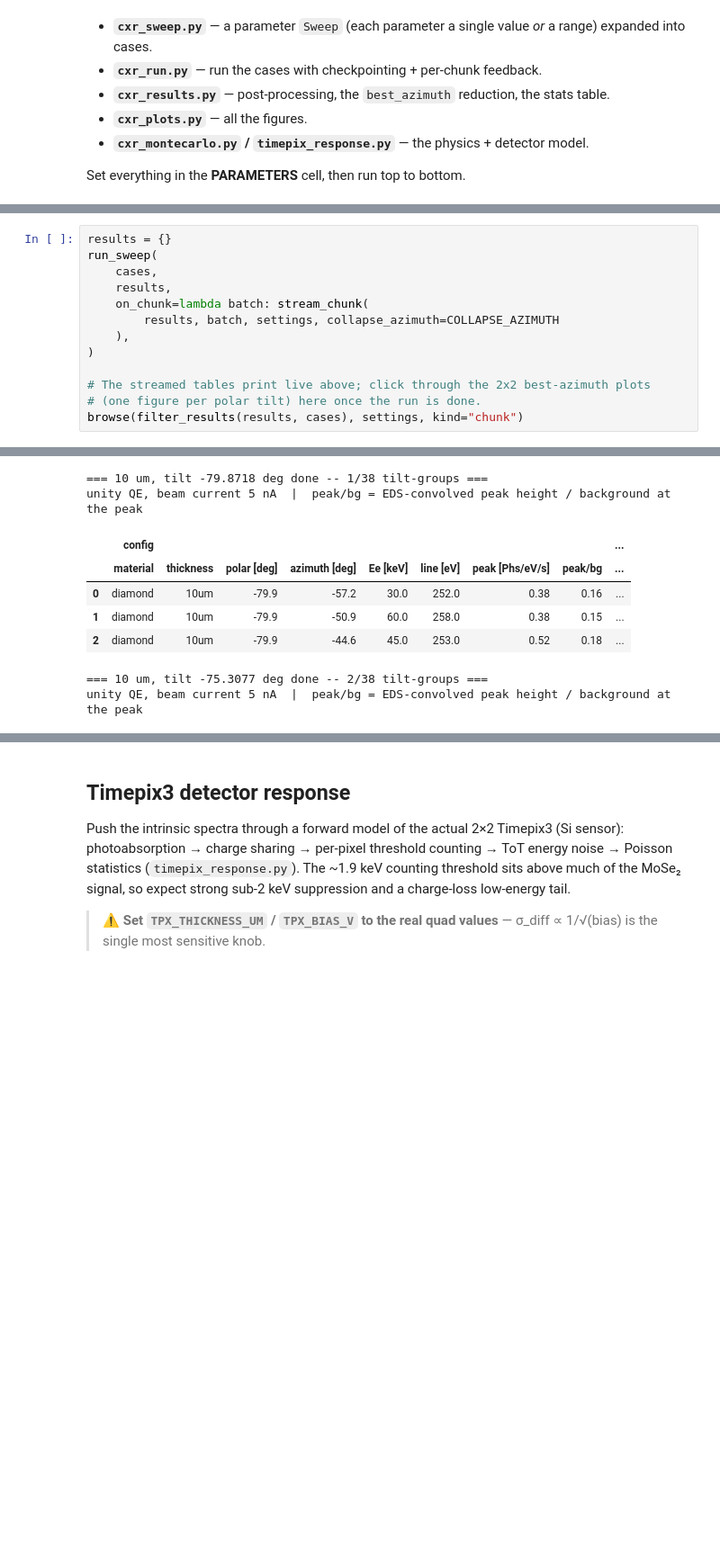
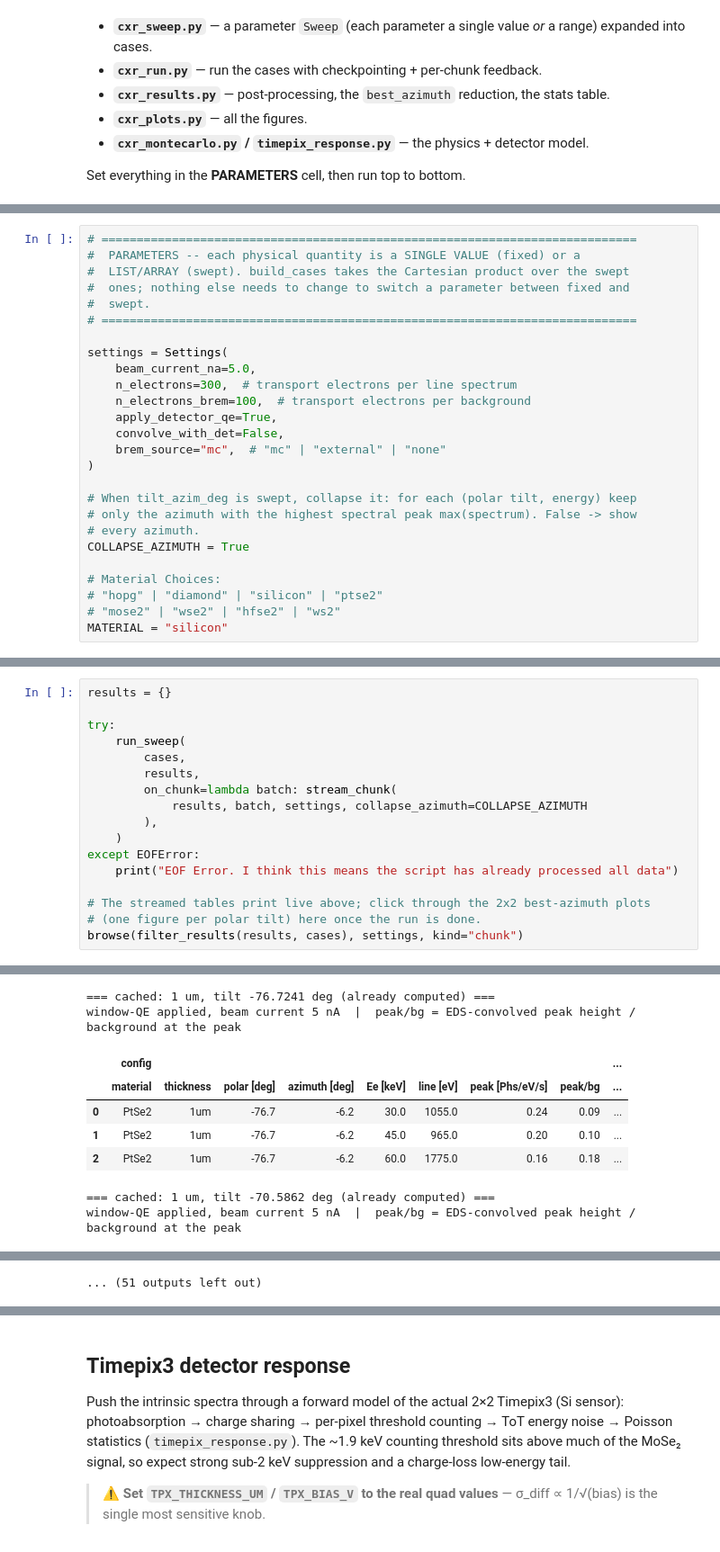
Before and after one commit to alex-amvdor/cxr_model, a Jupyter notebook: cxr_analysis.ipynb, the cells around one changed output, grey strips where cells are left out. Shown at 90% size. Cells and saved outputs as stored; diff of their text form; blank space fills up the shorter version.

```diff
--- a/cxr_analysis.ipynb
+++ b/cxr_analysis.ipynb
@@ -45 +45,27 @@ SyntaxError: invalid syntax (3397197969.py, line 22)
+# %%
+# ============================================================================
+#  PARAMETERS -- each physical quantity is a SINGLE VALUE (fixed) or a
+#  LIST/ARRAY (swept). build_cases takes the Cartesian product over the swept
+#  ones; nothing else needs to change to switch a parameter between fixed and
+#  swept.
+# ============================================================================
+
+settings = Settings(
+    beam_current_na=5.0,
+    n_electrons=300,  # transport electrons per line spectrum
+    n_electrons_brem=100,  # transport electrons per background
+    apply_detector_qe=True,
+    convolve_with_det=False,
+    brem_source="mc",  # "mc" | "external" | "none"
+)
+
+# When tilt_azim_deg is swept, collapse it: for each (polar tilt, energy) keep
+# only the azimuth with the highest spectral peak max(spectrum). False -> show
+# every azimuth.
+COLLAPSE_AZIMUTH = True
+
+# Material Choices:
+# "hopg" | "diamond" | "silicon" | "ptse2"
+# "mose2" | "wse2" | "hfse2" | "ws2"
+MATERIAL = "silicon"
 # %%
@@ -235,12 +234,16 @@ display(geometry_table(cases))
 # %%
 results = {}
-run_sweep(
-    cases,
-    results,
-    on_chunk=lambda batch: stream_chunk(
-        results, batch, settings, collapse_azimuth=COLLAPSE_AZIMUTH
-    ),
-)
+
+try:
+    run_sweep(
+        cases,
+        results,
+        on_chunk=lambda batch: stream_chunk(
+            results, batch, settings, collapse_azimuth=COLLAPSE_AZIMUTH
+        ),
+    )
+except EOFError:
+    print("EOF Error. I think this means the script has already processed all data")
 
 # The streamed tables print live above; click through the 2x2 best-azimuth plots
 # (one figure per polar tilt) here once the run is done.
@@ -266,11 +269,11 @@ unity QE, beam current 5 nA  |  peak/bg = EDS-convolved peak height / background
-=== 10 um, tilt -79.8718 deg done -- 1/38 tilt-groups ===
-unity QE, beam current 5 nA  |  peak/bg = EDS-convolved peak height / background at the peak
+=== cached: 1 um, tilt -76.7241 deg (already computed) ===
+window-QE applied, beam current 5 nA  |  peak/bg = EDS-convolved peak height / background at the peak
 |  | config |  |  |  |  |  |  |  | ... |
 |  | material | thickness | polar [deg] | azimuth [deg] | Ee [keV] | line [eV] | peak [Phs/eV/s] | peak/bg | ... |
-| 0 | diamond | 10um | -79.9 | -57.2 | 30.0 | 252.0 | 0.38 | 0.16 | ... |
-| 1 | diamond | 10um | -79.9 | -50.9 | 60.0 | 258.0 | 0.38 | 0.15 | ... |
-| 2 | diamond | 10um | -79.9 | -44.6 | 45.0 | 253.0 | 0.52 | 0.18 | ... |
+| 0 | PtSe2 | 1um | -76.7 | -6.2 | 30.0 | 1055.0 | 0.24 | 0.09 | ... |
+| 1 | PtSe2 | 1um | -76.7 | -6.2 | 45.0 | 965.0 | 0.20 | 0.10 | ... |
+| 2 | PtSe2 | 1um | -76.7 | -6.2 | 60.0 | 1775.0 | 0.16 | 0.18 | ... |
-=== 10 um, tilt -75.3077 deg done -- 2/38 tilt-groups ===
-unity QE, beam current 5 nA  |  peak/bg = EDS-convolved peak height / background at the peak
+=== cached: 1 um, tilt -70.5862 deg (already computed) ===
+window-QE applied, beam current 5 nA  |  peak/bg = EDS-convolved peak height / background at the peak
 |  | config |  |  |  |  |  |  |  | ... |
 |  | material | thickness | polar [deg] | azimuth [deg] | Ee [keV] | line [eV] | peak [Phs/eV/s] | peak/bg | ... |
@@ -281,3 +297,4 @@ KeyboardInterrupt:
+... (51 outputs left out)
 # %%
 # Photon-counting stats. best_azimuth collapses the azimuth sweep to one row per
 # (polar tilt, energy); set COLLAPSE_AZIMUTH=False above for every azimuth.
```
Also changed, not shown: parts of 6 cells of this notebook, 2 other files.
